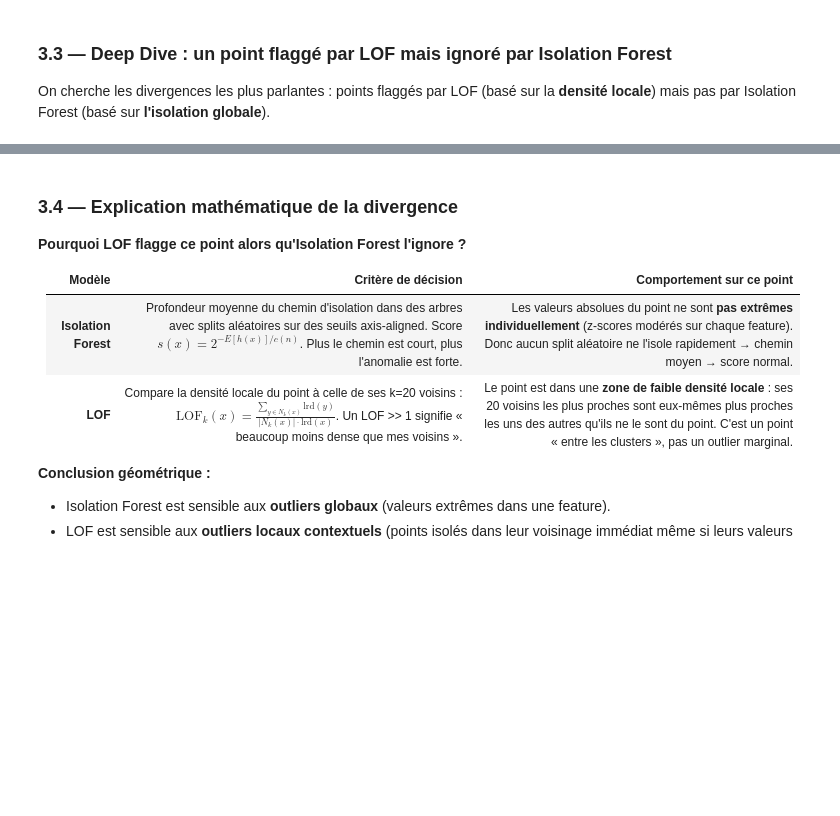
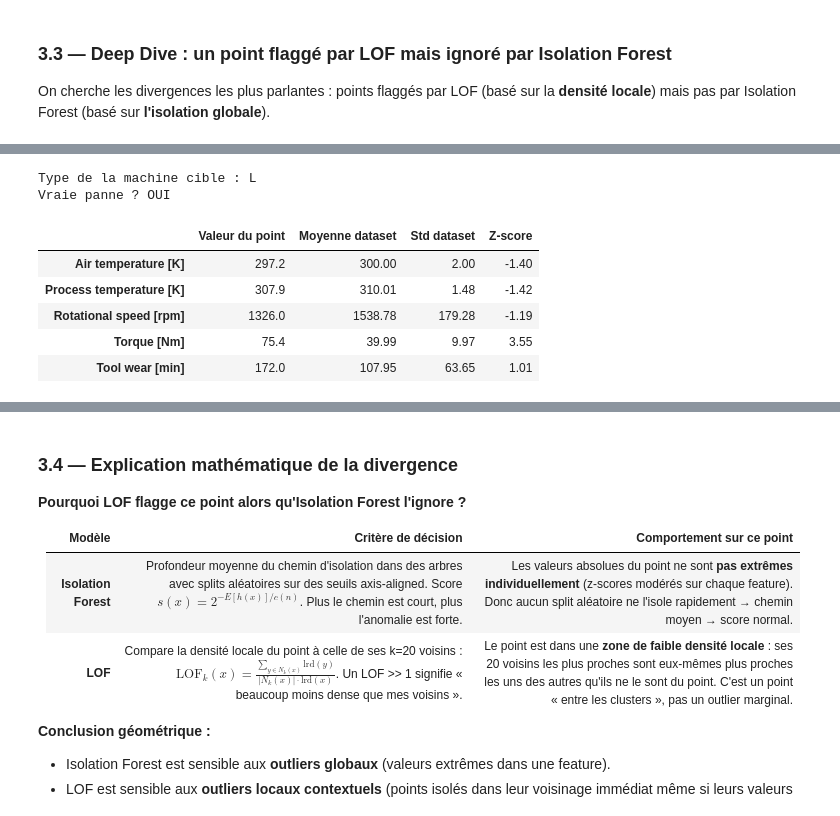
Before and after one commit to jactjj/Projet_ML, a Jupyter notebook: Session5_Anomaly_Detection_Notebook.ipynb, the cells around one changed output, grey strips where cells are left out. Saved outputs shown, nothing was run; the diff lists cells and outputs as text; code cells hidden in the pictures; blank space fills up the shorter version.

```diff
--- a/Session5_Anomaly_Detection_Notebook.ipynb
+++ b/Session5_Anomaly_Detection_Notebook.ipynb
@@ -454,19 +564,33 @@ print(f"  iForest score: {scores['IsolationForest'][target_idx]:.3f} (proche de
 # %%
 # Inspection des valeurs sensor brutes du point cible vs la moyenne du dataset
 target_row = df_raw.iloc[target_idx]
 sensor_means = df_raw[sensor_cols].mean()
 sensor_stds = df_raw[sensor_cols].std()
 
+# Cast en float pour éviter dtype=object si la Series contient des valeurs hétérogènes
+target_vals = np.asarray(target_row[sensor_cols].values, dtype=float)
+mean_vals = sensor_means.values.astype(float)
+std_vals = sensor_stds.values.astype(float)
+
 deep_dive = pd.DataFrame({
-    "Valeur du point": target_row[sensor_cols].values,
-    "Moyenne dataset": sensor_means.values.round(2),
-    "Std dataset": sensor_stds.values.round(2),
-    "Z-score": ((target_row[sensor_cols].values - sensor_means.values) / sensor_stds.values).round(2),
+    "Valeur du point": target_vals,
+    "Moyenne dataset": np.round(mean_vals, 2),
+    "Std dataset": np.round(std_vals, 2),
+    "Z-score": np.round((target_vals - mean_vals) / std_vals, 2),
 }, index=sensor_cols)
 
 print(f"Type de la machine cible : {target_row['Type']}")
 print(f"Vraie panne ? {'OUI' if y_true[target_idx] == 1 else 'non'}")
 display(deep_dive)
+# %% [output]
+Type de la machine cible : L
+Vraie panne ? OUI
+|  | Valeur du point | Moyenne dataset | Std dataset | Z-score |
+| Air temperature [K] | 297.2 | 300.00 | 2.00 | -1.40 |
+| Process temperature [K] | 307.9 | 310.01 | 1.48 | -1.42 |
+| Rotational speed [rpm] | 1326.0 | 1538.78 | 179.28 | -1.19 |
+| Torque [Nm] | 75.4 | 39.99 | 9.97 | 3.55 |
+| Tool wear [min] | 172.0 | 107.95 | 63.65 | 1.01 |
 # %%
 # Visualiser le point cible sur la projection PCA pour comprendre sa position
 fig, ax = plt.subplots(figsize=(10, 7))
```
Also changed, not shown: parts of 25 cells of this notebook.
